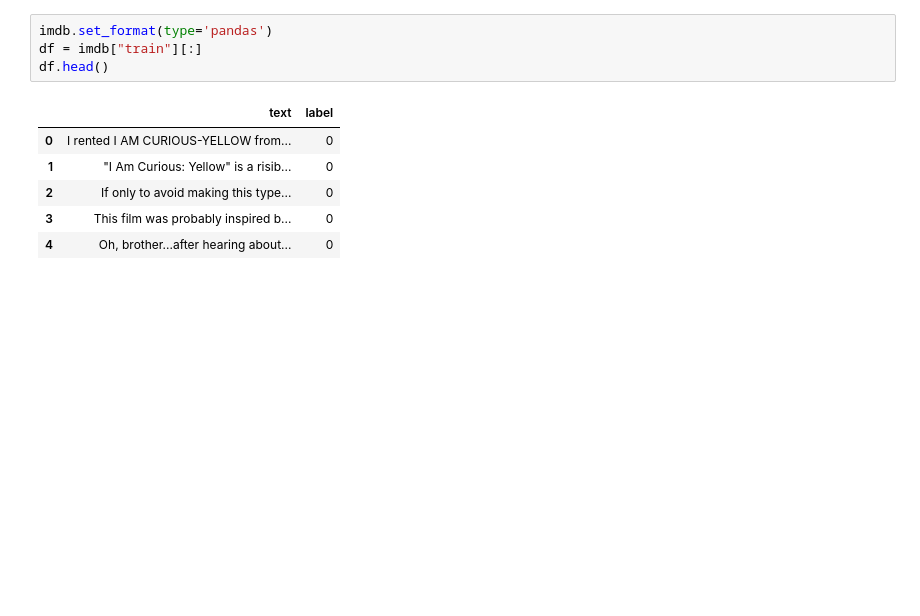
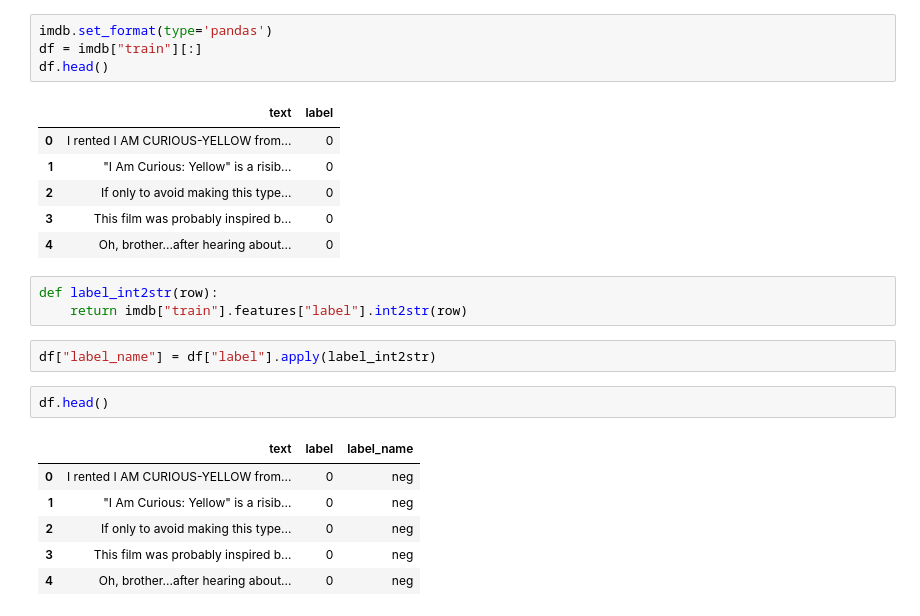
Before and after one commit to Nurik1002/NLP, a Jupyter notebook: TextClassification.ipynb, the cells around one changed output. Saved outputs shown, nothing was run; the diff lists cells and outputs as text; blank space fills up the shorter version.

Commit message:
Kaggle Notebook | NLP_Text_Classification | Version 4

```diff
--- a/TextClassification.ipynb
+++ b/TextClassification.ipynb
@@ -85,3 +86,17 @@ df.head()
 | 2 | If only to avoid making this type... | 0 |
 | 3 | This film was probably inspired b... | 0 |
 | 4 | Oh, brother...after hearing about... | 0 |
+# %%
+def label_int2str(row):
+    return imdb["train"].features["label"].int2str(row)
+# %%
+df["label_name"] = df["label"].apply(label_int2str)
+# %%
+df.head()
+# %% [output]
+|  | text | label | label_name |
+| 0 | I rented I AM CURIOUS-YELLOW from... | 0 | neg |
+| 1 | "I Am Curious: Yellow" is a risib... | 0 | neg |
+| 2 | If only to avoid making this type... | 0 | neg |
+| 3 | This film was probably inspired b... | 0 | neg |
+| 4 | Oh, brother...after hearing about... | 0 | neg |
```
Also changed, not shown: parts of 3 cells of this notebook.
